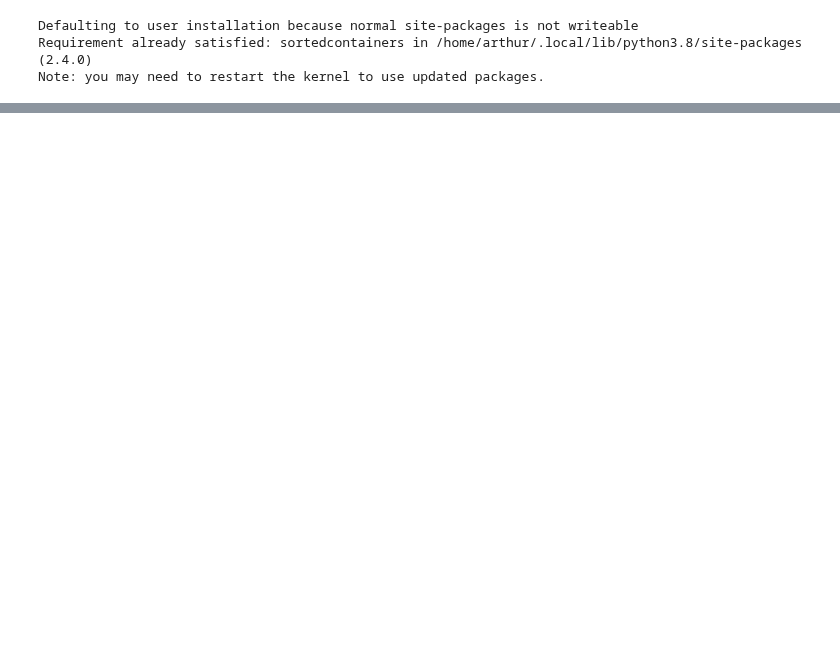
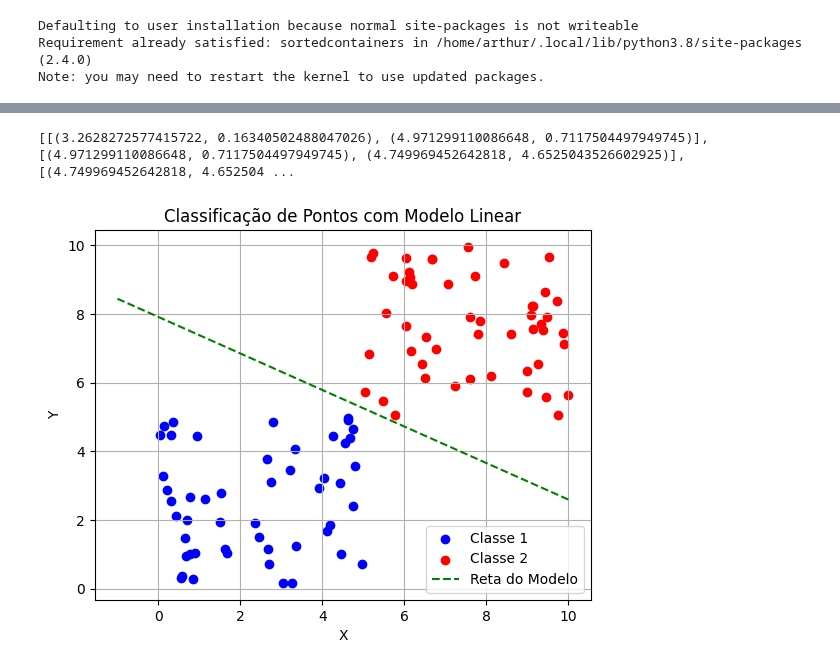
Before and after one commit to marcelomrad/Classificador_Linear, a Jupyter notebook: main.ipynb, the cells around one changed output, grey strips where cells are left out. Drawn from its saved outputs; the diff is of its cells as text; code cells hidden in the pictures; blank space fills up the shorter version.

```diff
--- a/main.ipynb
+++ b/main.ipynb
@@ -226,20 +226,14 @@ def verificar_separabilidade_linear(classe_1, classe_2):
     envoltoria_classe_1 = graham_scan(classe_1)
     envoltoria_classe_2 = graham_scan(classe_2)
 
-    for ponto in classe_1:
-        if ponto_dentro_poligono(ponto, envoltoria_classe_2):
-            return False
-
-    for ponto in classe_2:
-        if ponto_dentro_poligono(ponto, envoltoria_classe_1):
-            return False
-
     segmentos_classe_1 = [Segmento(envoltoria_classe_1[i], envoltoria_classe_1[i + 1]) for i in range(len(envoltoria_classe_1) - 1)]
     segmentos_classe_2 = [Segmento(envoltoria_classe_2[i], envoltoria_classe_2[i + 1]) for i in range(len(envoltoria_classe_2) - 1)]
 
     todos_os_segmentos = segmentos_classe_1 + segmentos_classe_2
     poligonos = [1] * len(segmentos_classe_1) + [2] * len(segmentos_classe_2)
 
+    print(todos_os_segmentos)
+
     intersecoes = segmentos_que_se_cruzam(todos_os_segmentos, poligonos)
     return len(intersecoes) == 0
 # %%
@@ -402,0 +388,27 @@ TypeError: plotar_pontos_por_classe_e_modelo() missing 4 required positional arg
+# %%
+def gerar_pontos_aleatorios(qtd_pontos, limite_inf, limite_sup):
+    """
+    Gera uma lista de pontos aleatórios.
+
+    :param qtd_pontos: Número de pontos a serem gerados.
+    :param limite_inf: Tuple contendo os limites inferiores (x, y).
+    :param limite_sup: Tuple contendo os limites superiores (x, y).
+    :return: Lista de pontos aleatórios.
+    """
+    pontos = []
+    for _ in range(qtd_pontos):
+        x = random.uniform(limite_inf[0], limite_sup[0])
+        y = random.uniform(limite_inf[1], limite_sup[1])
+        pontos.append(Ponto(x, y))
+    return pontos
+
+# Exemplo de uso:
+pontos1_aleatorios = gerar_pontos_aleatorios(50, (0, 0), (5, 5))
+pontos2_aleatorios = gerar_pontos_aleatorios(50, (5, 5), (10, 10))
+modelo = construir_modelo_linear(pontos1_aleatorios, pontos2_aleatorios)
+
+if modelo:
+    plotar_classificacao(pontos1_aleatorios, pontos2_aleatorios, modelo)
+# %% [output]
+[[(3.2628272577415722, 0.16340502488047026), (4.971299110086648, 0.7117504497949745)], [(4.971299110086648, 0.7117504497949745), (4.749969452642818, 4.6525043526602925)], [(4.749969452642818, 4.652504 ...
+[figure, added]
```
Also changed, not shown: parts of 7 cells of this notebook.
